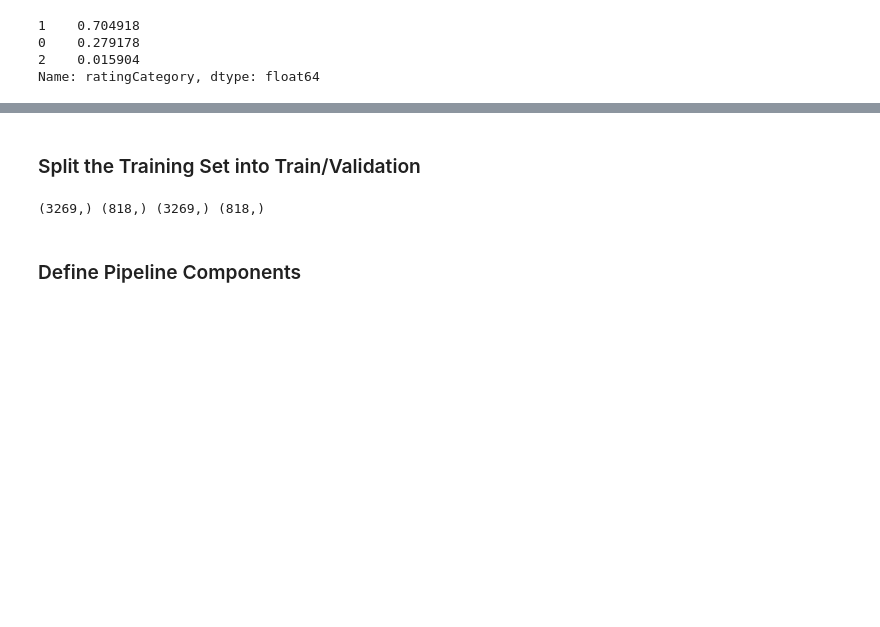
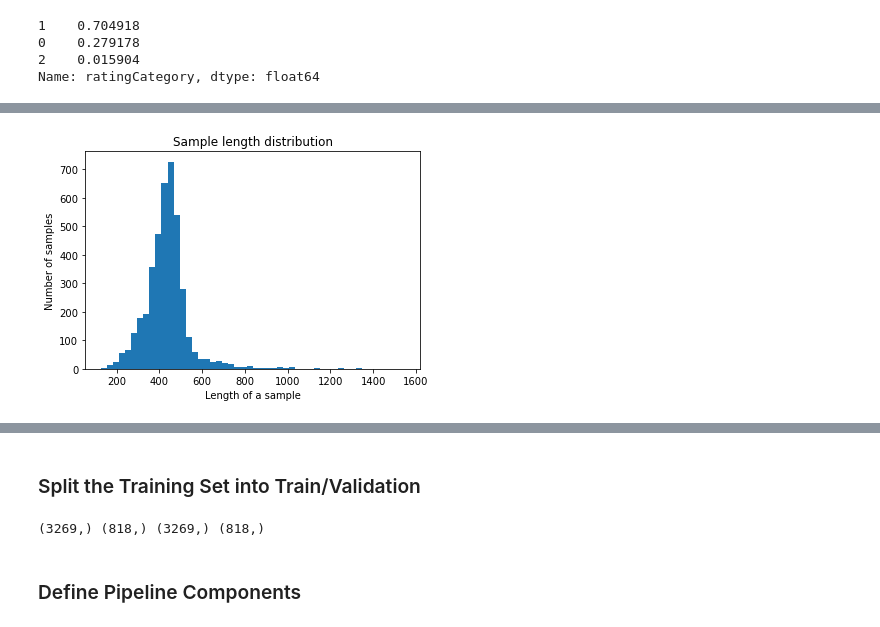
Before and after one commit to julioe27/DS-Unit-4-Sprint-1-NLP, a Jupyter notebook: module3-document-classification/LS_DSPT4_413_Document_Classification_Assignment.ipynb, the cells around one changed output, grey strips where cells are left out. Cells and saved outputs as stored; diff of their text form; code cells hidden in the pictures; blank space fills up the shorter version.

```diff
--- a/module3-document-classification/LS_DSPT4_413_Document_Classification_Assignment.ipynb
+++ b/module3-document-classification/LS_DSPT4_413_Document_Classification_Assignment.ipynb
@@ -75,0 +103,4 @@ train[train.ratingCategory == 2].sample(3)
+# %%
+plot_sample_length_distribution(y)
+# %% [output]
+[figure, added]
```
Also changed, not shown: parts of 31 cells of this notebook, 2 other files.
